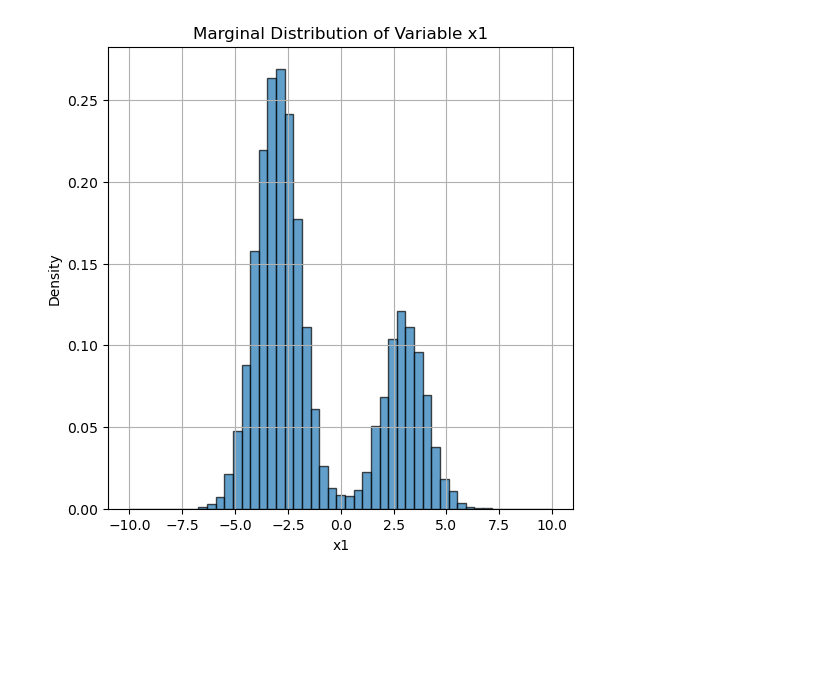
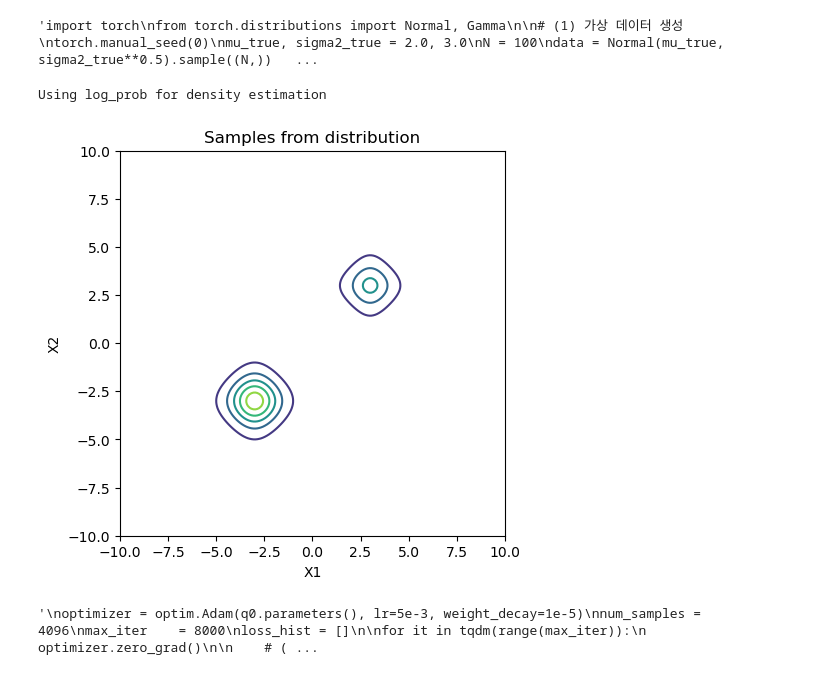
Before and after one commit to han-seungsu/normflows, a Jupyter notebook: Student-T-Product Target.ipynb, the cells around one changed output. Saved outputs shown, nothing was run; the diff lists cells and outputs as text; code cells hidden in the pictures; blank space fills up the shorter version.

```diff
--- a/Student-T-Product Target.ipynb
+++ b/Student-T-Product Target.ipynb
@@ -62,4 +85,0 @@ target = MixtureTarget(target1, target2, weight=(0.3, 0.7))
-# %%
-Train.plot_samples(target, two_d=True, min=-10, max=10)
-# %% [output]
-[figure, removed]
@@ -65,0 +94,28 @@ Train.plot_samples(target, two_d=True, min=-10, max=10)
+# %%
+'''import torch
+from torch.distributions import Normal, Gamma
+
+# (1) 가상 데이터 생성
+torch.manual_seed(0)
+mu_true, sigma2_true = 2.0, 3.0
+N = 100
+data = Normal(mu_true, sigma2_true**0.5).sample((N,))        # [N]
+
+# (2) Prior 하이퍼파라미터 설정
+mu0, kappa0 = 0.0, 1.0
+alpha0, beta0 = 2.0, 2.0
+
+# (3) 후험 하이퍼파라미터 계산
+n    = data.shape[0]
+xbar = data.mean()
+kappa_n = kappa0 + n
+mu_n    = (kappa0*mu0 + n*xbar) / kappa_n
+alpha_n = alpha0 + n/2
+beta_n  = beta0 \
+          + 0.5 * ((data - xbar)**2).sum() \
+          + (kappa0 * n) / (2 * kappa_n) * (xbar - mu0)**2
+
+target = NormalInvGammaPosterior(mu_n, kappa_n, alpha_n, beta_n)
+'''
+# %% [output]
+'import torch\nfrom torch.distributions import Normal, Gamma\n\n# (1) 가상 데이터 생성\ntorch.manual_seed(0)\nmu_true, sigma2_true = 2.0, 3.0\nN = 100\ndata = Normal(mu_true, sigma2_true**0.5).sample((N,))   ...
@@ -66 +124,43 @@ Train.plot_samples(target, two_d=True, min=-10, max=10)
+# %%
+Train.plot_samples(target, vmin=-10, vmax=10, num_samples=10000, two_d=True, kde=True, contour=True)
+# %% [output]
+Using log_prob for density estimation
+[figure, added]
+# %%
+'''
+optimizer = optim.Adam(q0.parameters(), lr=5e-3, weight_decay=1e-5)
+num_samples = 4096
+max_iter    = 8000
+loss_hist = []
+
+for it in tqdm(range(max_iter)):
+    optimizer.zero_grad()
+
+    # (i) θ, log q(θ|c)+log q(c|V) pathwise 한 번만 샘플
+    theta, log_q_tc = q0.forward(num_samples)   # [N,1], [N]
+
+    # (ii) target log-prob (up to const)
+    log_p = target.log_prob(theta)              # [N]
+
+    # (iii) analytic KL(q(V)||p(V)) — Beta(a,b) vs Beta(1,α)
+    a     = torch.exp(q0.log_a)                 # [T-1]
+    b     = torch.exp(q0.log_b)
+    alpha = torch.exp(q0.log_alpha)             # if you want general prior Beta(1,α)
+    prior = Beta(torch.ones_like(a), alpha)     # or Beta(1,1) if α=1
+    post  = Beta(a, b)
+    kl_V  = kl_divergence(post, prior).sum()    # scalar
+
+    # (iv) joint-KL loss = E_q[log q(θ,c,V)] − E_q[log p(θ)]
+    #      where log q(θ,c|V) = log_q_tc, and log q(V) is in kl_V
+    loss = log_q_tc.mean() + kl_V - log_p.mean()
+
+    loss.backward()
+    optimizer.step()
+
+    loss_hist.append(loss.item())
+    if it % 300 == 0:
+        print(f"Iter {it:4d}  loss = {loss.item(): .4f}")
+'''
+# %% [output]
+'\noptimizer = optim.Adam(q0.parameters(), lr=5e-3, weight_decay=1e-5)\nnum_samples = 4096\nmax_iter    = 8000\nloss_hist = []\n\nfor it in tqdm(range(max_iter)):\n    optimizer.zero_grad()\n\n    # ( ...
 # %%
```
Also changed, not shown: parts of 21 cells of this notebook, 3 other files.
